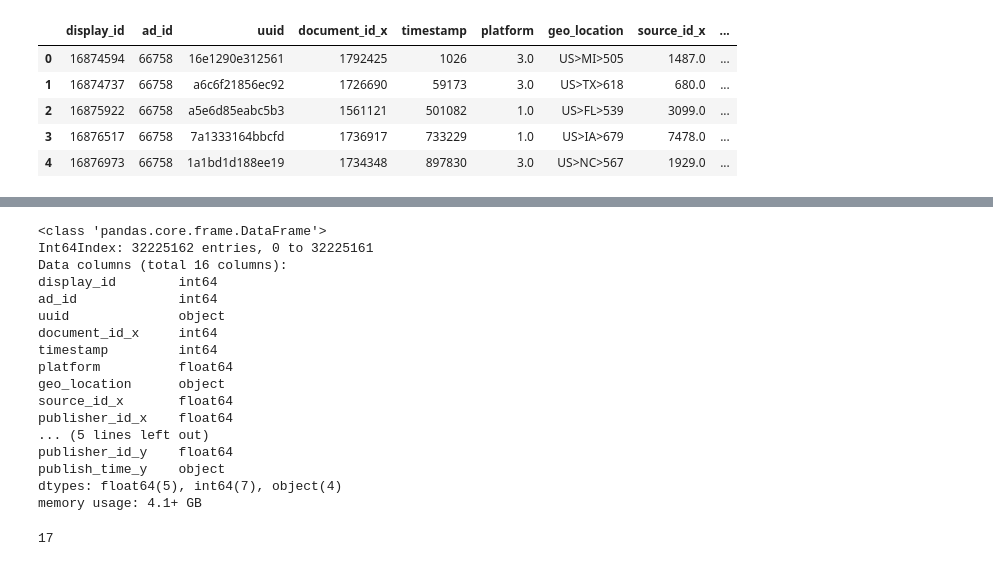
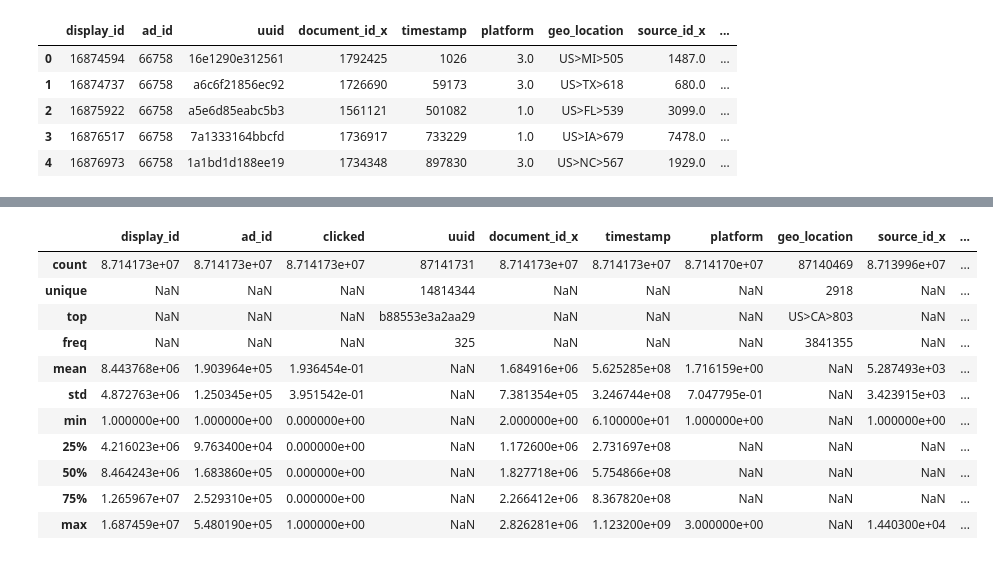
Before and after one commit to nishant07/Kaggle_Outbrain-Click-Prediction, a Jupyter notebook: EDA_outbrain_click.ipynb, the cells around one changed output, grey strips where cells are left out. Saved outputs shown, nothing was run; the diff lists cells and outputs as text; code cells hidden in the pictures.

Commit message:
Categorical transformation and description of data

```diff
--- a/EDA_outbrain_click.ipynb
+++ b/EDA_outbrain_click.ipynb
@@ -23,0 +15,6 @@ dtype: object
+# %%
+print doc_meta.shape
+doc_meta['document_id'] = doc_meta['document_id'].astype('category')
+doc_meta['source_id'] = doc_meta['source_id'].astype('category')
+doc_meta['publisher_id'] = doc_meta['publisher_id'].astype('category')
+doc_meta.dtypes
@@ -49,0 +59,9 @@ dtype: object
+# %%
+print events.shape
+events['display_id'] = events['display_id'].astype('category')
+events['uuid'] = events['uuid'].astype('category')
+events['document_id'] = events['document_id'].astype('category')
+events['platform'] = events['platform'].astype('category')
+events['geo_location'] = events['geo_location'].astype('category')
+events['timestamp'] = events['timestamp'].astype('category')
+print events.dtypes
@@ -65,6 +100,10 @@ promoted_content.head()
 | 4 | 5 | 471472 | 2 | 7 |
 # %%
 print promoted_content.shape
+promoted_content['ad_id'] = promoted_content['ad_id'].astype('category')
+promoted_content['document_id'] = promoted_content['document_id'].astype('category')
+promoted_content['campaign_id'] = promoted_content['campaign_id'].astype('category')
+promoted_content['advertiser_id'] = promoted_content['advertiser_id'].astype('category')
 print len(promoted_content['ad_id'].unique())
 print len(promoted_content['document_id'].unique())
 promoted_content.dtypes
@@ -98,0 +137,6 @@ dtype: object
+# %%
+print click_train.shape
+click_train['display_id'] = click_train['display_id'].astype('category')
+click_train['ad_id'] = click_train['ad_id'].astype('category')
+click_train['clicked'] = click_train['clicked'].astype('category')
+click_train.dtypes
@@ -222,24 +316,15 @@ memory usage: 11.7+ GB
-# %%
-test.info()
-# %% [output]
-<class 'pandas.core.frame.DataFrame'>
-Int64Index: 32225162 entries, 0 to 32225161
-Data columns (total 16 columns):
-display_id        int64
-ad_id             int64
-uuid              object
-document_id_x     int64
-timestamp         int64
-platform          float64
-geo_location      object
-source_id_x       float64
-publisher_id_x    float64
-... (5 lines left out)
-publisher_id_y    float64
-publish_time_y    object
-dtypes: float64(5), int64(7), object(4)
-memory usage: 4.1+ GB
-# %%
-gc.collect()
-# %% [output]
-17
+# %%
+train.describe(include='all')
+# %% [output]
+|  | display_id | ad_id | clicked | uuid | document_id_x | timestamp | platform | geo_location | source_id_x | ... |
+| count | 8.714173e+07 | 8.714173e+07 | 8.714173e+07 | 87141731 | 8.714173e+07 | 8.714173e+07 | 8.714170e+07 | 87140469 | 8.713996e+07 | ... |
+| unique | NaN | NaN | NaN | 14814344 | NaN | NaN | NaN | 2918 | NaN | ... |
+| top | NaN | NaN | NaN | b88553e3a2aa29 | NaN | NaN | NaN | US>CA>803 | NaN | ... |
+| freq | NaN | NaN | NaN | 325 | NaN | NaN | NaN | 3841355 | NaN | ... |
+| mean | 8.443768e+06 | 1.903964e+05 | 1.936454e-01 | NaN | 1.684916e+06 | 5.625285e+08 | 1.716159e+00 | NaN | 5.287493e+03 | ... |
+| std | 4.872763e+06 | 1.250345e+05 | 3.951542e-01 | NaN | 7.381354e+05 | 3.246744e+08 | 7.047795e-01 | NaN | 3.423915e+03 | ... |
+| min | 1.000000e+00 | 1.000000e+00 | 0.000000e+00 | NaN | 2.000000e+00 | 6.100000e+01 | 1.000000e+00 | NaN | 1.000000e+00 | ... |
+| 25% | 4.216023e+06 | 9.763400e+04 | 0.000000e+00 | NaN | 1.172600e+06 | 2.731697e+08 | NaN | NaN | NaN | ... |
+| 50% | 8.464243e+06 | 1.683860e+05 | 0.000000e+00 | NaN | 1.827718e+06 | 5.754866e+08 | NaN | NaN | NaN | ... |
+| 75% | 1.265967e+07 | 2.529310e+05 | 0.000000e+00 | NaN | 2.266412e+06 | 8.367820e+08 | NaN | NaN | NaN | ... |
+| max | 1.687459e+07 | 5.480190e+05 | 1.000000e+00 | NaN | 2.826281e+06 | 1.123200e+09 | 3.000000e+00 | NaN | 1.440300e+04 | ... |
```
Also changed, not shown: parts of 33 cells of this notebook.
